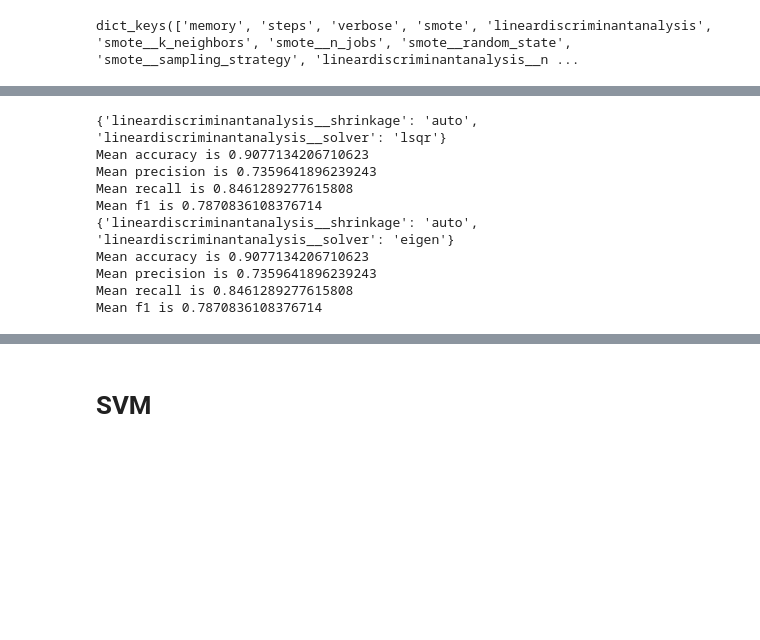
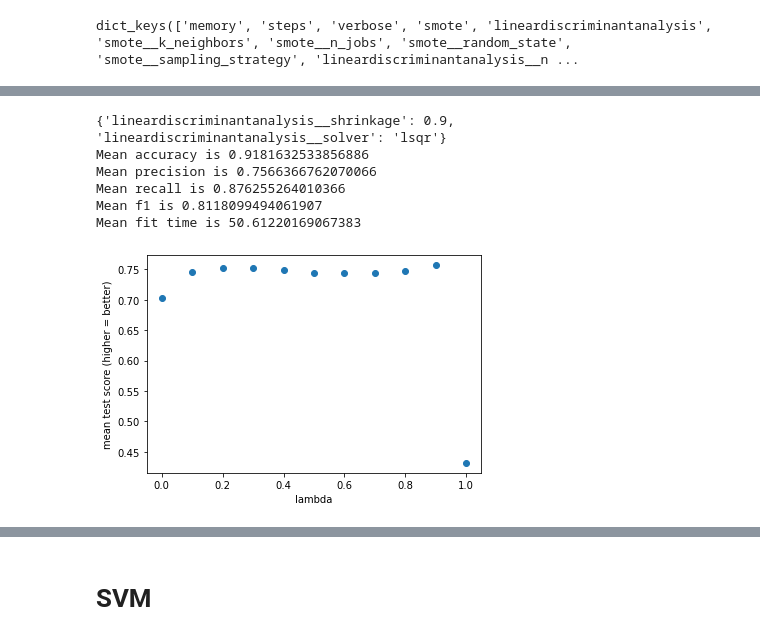
Before and after one commit to paulbsalamanca/CSS-Project-3-Team-6-Fall-2020, a Jupyter notebook: Project 3 Students.ipynb, the cells around one changed output, grey strips where cells are left out. Drawn from its saved outputs; the diff is of its cells as text; code cells hidden in the pictures; blank space fills up the shorter version.

```diff
--- a/Project 3 Students.ipynb
+++ b/Project 3 Students.ipynb
@@ -359,7 +463,7 @@ param_grid = {'lineardiscriminantanalysis__solver': ['svd', 'lsqr', 'eigen'],
 
 lda_grid_reg = GridSearchCV(imba_pipeline, param_grid, cv=3, iid=False,
                             scoring=['accuracy', 'precision', 'recall', 'f1'], n_jobs = -1,
-                           refit = 'precision', verbose = 5)
+                           refit = 'precision', verbose = 10)
 lda_grid_reg.fit(X, y.ravel())
 # %% [output]
 Fitting 3 folds for each of 6 candidates, totalling 18 fits
@@ -369,0 +487,20 @@ KeyboardInterrupt:
+# %%
+best_index = np.where(lda_grid_reg.cv_results_["rank_test_precision"] == 1)[0]
+
+
+''''
+
+plt.scatter(ridge_grid_reg.cv_results_['param_alpha'], ridge_grid_reg.cv_results_["mean_test_score"])
+plt.xlabel('lambda')
+plt.ylabel('mean test score (higher = better)')
+plt.show()
+
+'''''
+
+for i in best_index:
+    print(lda_grid_reg.cv_results_['params'][i])
+    print("Mean accuracy is" ,lda_grid_reg.cv_results_["mean_test_accuracy"][i])
+    print("Mean precision is" ,lda_grid_reg.cv_results_["mean_test_precision"][i])
+    print("Mean recall is",lda_grid_reg.cv_results_["mean_test_recall"][i])
+    print("Mean f1 is",lda_grid_reg.cv_results_["mean_test_f1"][i])
+    print("Mean fit time is",lda_grid_reg.cv_results_["mean_fit_time"][i])
@@ -369,0 +520,15 @@ KeyboardInterrupt:
+# %%
+# second round, tuning shrinkage parameter
+
+from sklearn.model_selection import GridSearchCV
+
+#lda_reg = LinearDiscriminantAnalysis()
+
+param_grid = {'lineardiscriminantanalysis__solver': ['lsqr'],
+               'lineardiscriminantanalysis__shrinkage': np.arange(0.8, 1.0, 0.01)}
+
+lda_grid_reg = GridSearchCV(imba_pipeline, param_grid, cv=3, iid=False,
+                            scoring=['accuracy', 'precision', 'recall', 'f1'], n_jobs = -1,
+                           refit = 'precision', verbose = 10)
+
+lda_grid_reg.fit(X, y.ravel())
@@ -390,30 +577,35 @@ lda_grid_reg.cv_results_
 # %%
 best_index = np.where(lda_grid_reg.cv_results_["rank_test_precision"] == 1)[0]
 
 
 ''''
 
 plt.scatter(ridge_grid_reg.cv_results_['param_alpha'], ridge_grid_reg.cv_results_["mean_test_score"])
 plt.xlabel('lambda')
 plt.ylabel('mean test score (higher = better)')
 plt.show()
 
 '''''
 
 for i in best_index:
     print(lda_grid_reg.cv_results_['params'][i])
     print("Mean accuracy is" ,lda_grid_reg.cv_results_["mean_test_accuracy"][i])
     print("Mean precision is" ,lda_grid_reg.cv_results_["mean_test_precision"][i])
     print("Mean recall is",lda_grid_reg.cv_results_["mean_test_recall"][i])
     print("Mean f1 is",lda_grid_reg.cv_results_["mean_test_f1"][i])
+    print("Mean fit time is",lda_grid_reg.cv_results_["mean_fit_time"][i])
+
+
+plt.scatter(lda_grid_reg.cv_results_['param_lineardiscriminantanalysis__shrinkage'],
+            lda_grid_reg.cv_results_["mean_test_precision"])
+plt.xlabel('lambda')
+plt.ylabel('mean test score (higher = better)')
+plt.show()
 # %% [output]
-{'lineardiscriminantanalysis__shrinkage': 'auto', 'lineardiscriminantanalysis__solver': 'lsqr'}
-Mean accuracy is 0.9077134206710623
-Mean precision is 0.7359641896239243
-Mean recall is 0.8461289277615808
-Mean f1 is 0.7870836108376714
-{'lineardiscriminantanalysis__shrinkage': 'auto', 'lineardiscriminantanalysis__solver': 'eigen'}
-Mean accuracy is 0.9077134206710623
-Mean precision is 0.7359641896239243
-Mean recall is 0.8461289277615808
-Mean f1 is 0.7870836108376714
+{'lineardiscriminantanalysis__shrinkage': 0.9, 'lineardiscriminantanalysis__solver': 'lsqr'}
+Mean accuracy is 0.9181632533856886
+Mean precision is 0.7566366762070066
+Mean recall is 0.876255264010366
+Mean f1 is 0.8118099494061907
+Mean fit time is 50.61220169067383
+[figure, added]
```
Also changed, not shown: parts of 34 cells of this notebook.
